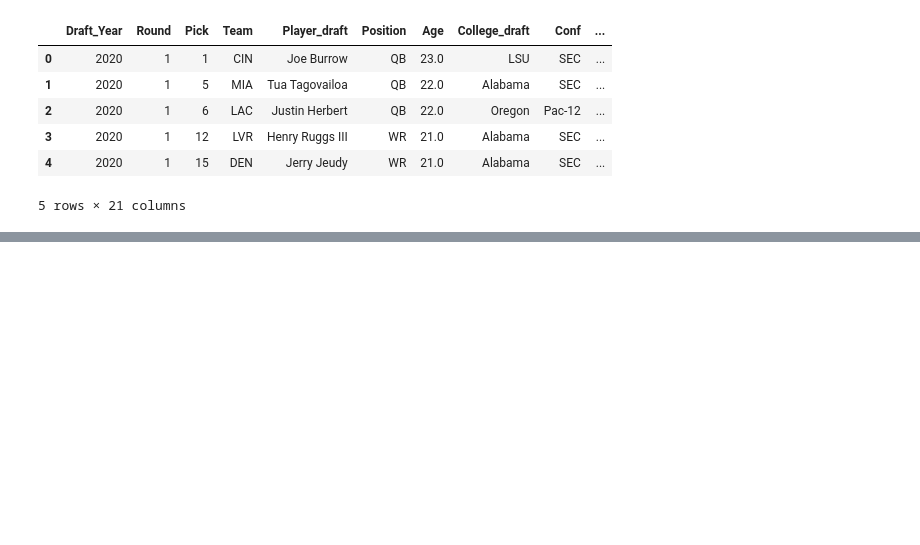
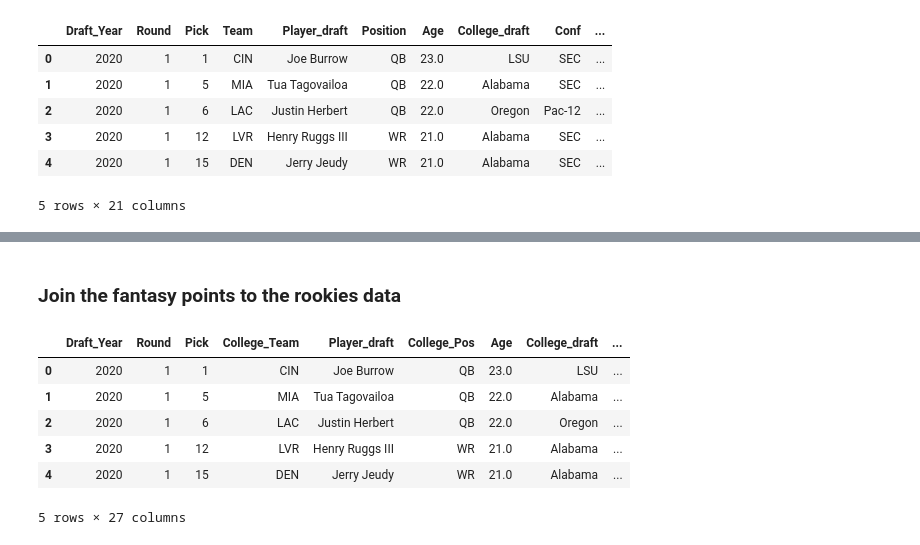
Before and after one commit to TrevBunch/DS-340W-Project, a Jupyter notebook: clean_rookies.ipynb, the cells around one changed output, grey strips where cells are left out. Saved outputs shown, nothing was run; the diff lists cells and outputs as text; code cells hidden in the pictures; blank space fills up the shorter version.

Commit message:
attached target to rookies data

```diff
--- a/clean_rookies.ipynb
+++ b/clean_rookies.ipynb
@@ -493,0 +531,52 @@ final_rookies.head()
+# %% [markdown]
+### Join the fantasy points to the rookies data
+# %%
+import re
+def normalize_name(s):
+    if pd.isna(s):
+        return ""
+    s = s.lower().strip()
+    # drop suffixes
+    s = re.sub(r',?\s*\b(jr|sr|ii|iii|iv|v)\.?$', '', s)
+    # remove punctuation
+    s = re.sub(r"[^\w\s]", "", s)
+    # collapse whitespace
+    s = re.sub(r"\s+", " ", s).strip()
+    return s
+
+left = final_rookies.copy()
+right = stats_raw.copy()
+
+left["Player_key"]  = left["Player_draft"].map(normalize_name)
+right["Player_key"] = right["Player"].map(normalize_name)
+
+# Ensure year dtypes line up
+left["Draft_Year"] = pd.to_numeric(left["Draft_Year"], errors="coerce").astype("Int64")
+right["Year"]      = pd.to_numeric(right["Year"], errors="coerce").astype("Int64")
+
+# --- 2) Don’t join on Team/Pos across these datasets ---
+# (College team/position vs NFL team/position are not the same fields)
+# Keep them, but rename to avoid confusion
+left  = left.rename(columns={"Team":"College_Team", "Position":"College_Pos"})
+right = right.rename(columns={"Team":"NFL_Team",    "Pos":"NFL_Pos"})
+
+# --- 3) Pick a join logic ---
+# A) Rookie-season only: fantasy Year == Draft_Year
+rookies_join = pd.merge(
+    left,
+    right,
+    how="left",
+    left_on=["Player_key", "Draft_Year"],
+    right_on=["Player_key", "Year"],
+    suffixes=("", "_fantasy")
+)
+
+rookies_join.head()
+# %% [output]
+|  | Draft_Year | Round | Pick | College_Team | Player_draft | College_Pos | Age | College_draft | ... |
+| 0 | 2020 | 1 | 1 | CIN | Joe Burrow | QB | 23.0 | LSU | ... |
+| 1 | 2020 | 1 | 5 | MIA | Tua Tagovailoa | QB | 22.0 | Alabama | ... |
+| 2 | 2020 | 1 | 6 | LAC | Justin Herbert | QB | 22.0 | Oregon | ... |
+| 3 | 2020 | 1 | 12 | LVR | Henry Ruggs III | WR | 21.0 | Alabama | ... |
+| 4 | 2020 | 1 | 15 | DEN | Jerry Jeudy | WR | 21.0 | Alabama | ... |
+5 rows × 27 columns
```
Also changed, not shown: parts of 3 cells of this notebook, 9 other files.
